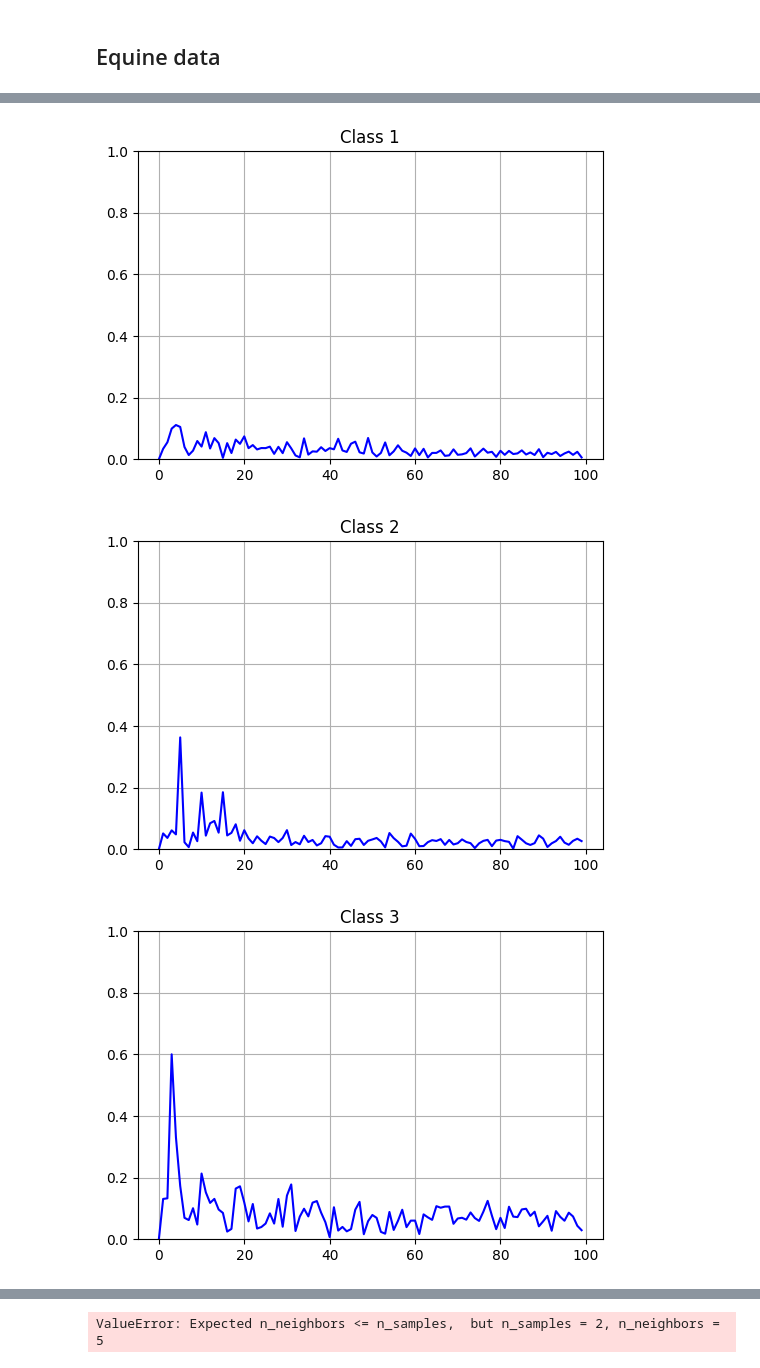
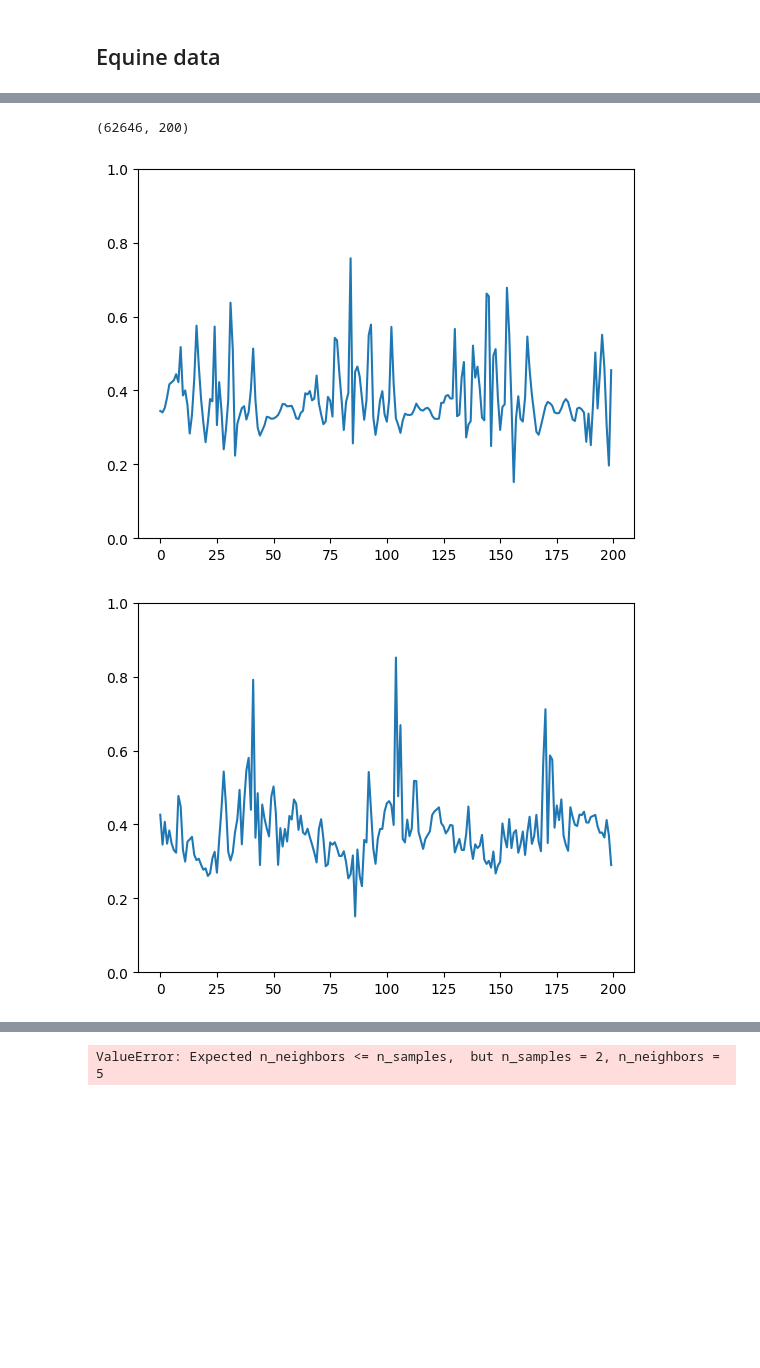
Before and after one commit to timodw/time_series_preprocessing, a Jupyter notebook: evaluation.ipynb, the cells around one changed output, grey strips where cells are left out. Saved outputs shown, nothing was run; the diff lists cells and outputs as text; code cells hidden in the pictures; blank space fills up the shorter version.

```diff
--- a/evaluation.ipynb
+++ b/evaluation.ipynb
@@ -212,18 +179,39 @@ weighted avg       0.95      0.94      0.94      2000
-# %%
-samples = {}
-for class_label in np.unique(y):
-    indices = np.where(y == class_label)[0]
-    random_index = np.random.choice(indices)
-    samples[class_label] = X[random_index]
-
-for class_label, sample in samples.items():
-    plt.figure(figsize=(6, 4))
-    plt.plot(sample, color='b')
-    plt.title(f"Class {class_label}")
-    plt.grid(True)
-    plt.ylim(0, 1)
-    plt.show()
-# %% [output]
-[figure, removed]
-[figure, removed]
-[figure, removed]
+# %%
+from data import load_dataset, load_distance_matrices
+
+root_folder = Path('processed_data')
+dataset_id = 'K6WZL7BWHQ'
+
+X, _, y = load_dataset(root_folder, dataset_id)
+distances = load_distance_matrices(root_folder, dataset_id)
+
+X_filtered, y_filtered, dm_filtered = [], [], []
+for X_horse, y_horse, dm in zip(X, y, distances):
+    X_horse = X_horse[: , :, 0]
+    X_min, X_max = X_horse.min(), X_horse.max()
+    X_horse -= X_min
+    X_horse /= (X_max - X_min)
+
+    indices = y_horse != 0
+    X_horse = X_horse[indices]
+    y_horse = y_horse[indices]
+    dm = dm[indices, :]
+    dm = dm[:, indices]
+    y_horse -= 1
+
+    X_filtered.append(X_horse)
+    y_filtered.append(y_horse)
+    dm_filtered.append(dm)
+# %%
+X_augmented = dataset_augmentation_using_distances(X_filtered[0], dm_filtered[0])
+print(X_augmented.shape)
+# %% [output]
+(62646, 200)
+# %%
+for i in range(5):
+    plt.plot(X_augmented[-i-2])
+    plt.ylim(0, 1)
+    plt.show()
+# %% [output]
+[figure, added]
+[figure, added]
```
Also changed, not shown: parts of 10 cells of this notebook, 3 other files.
